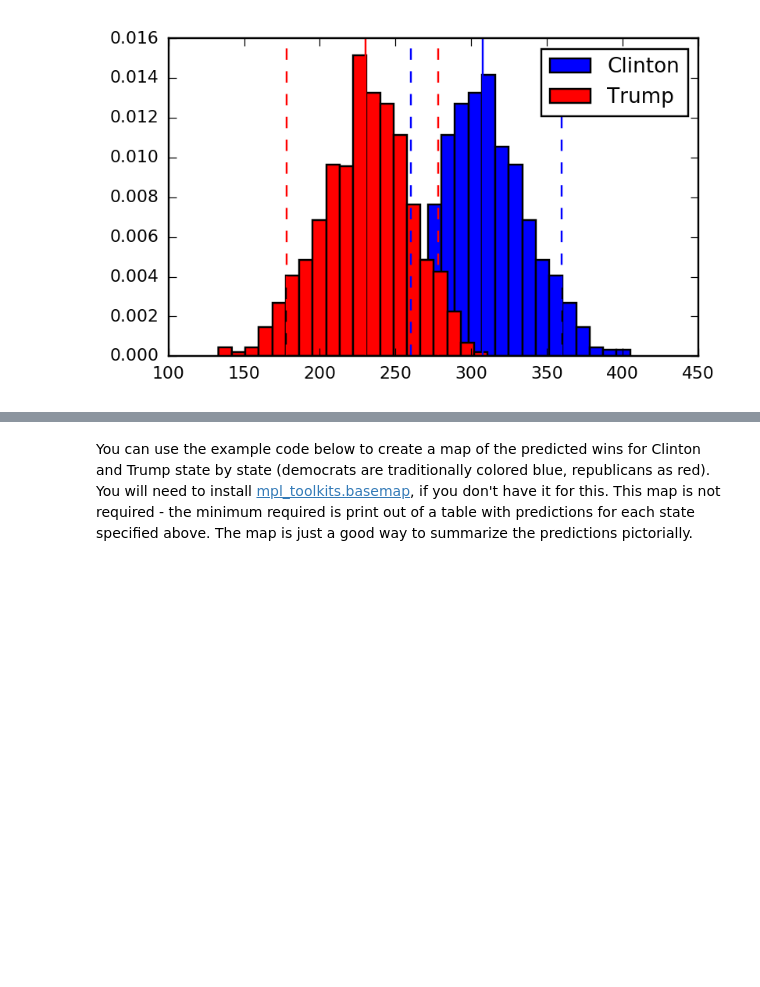
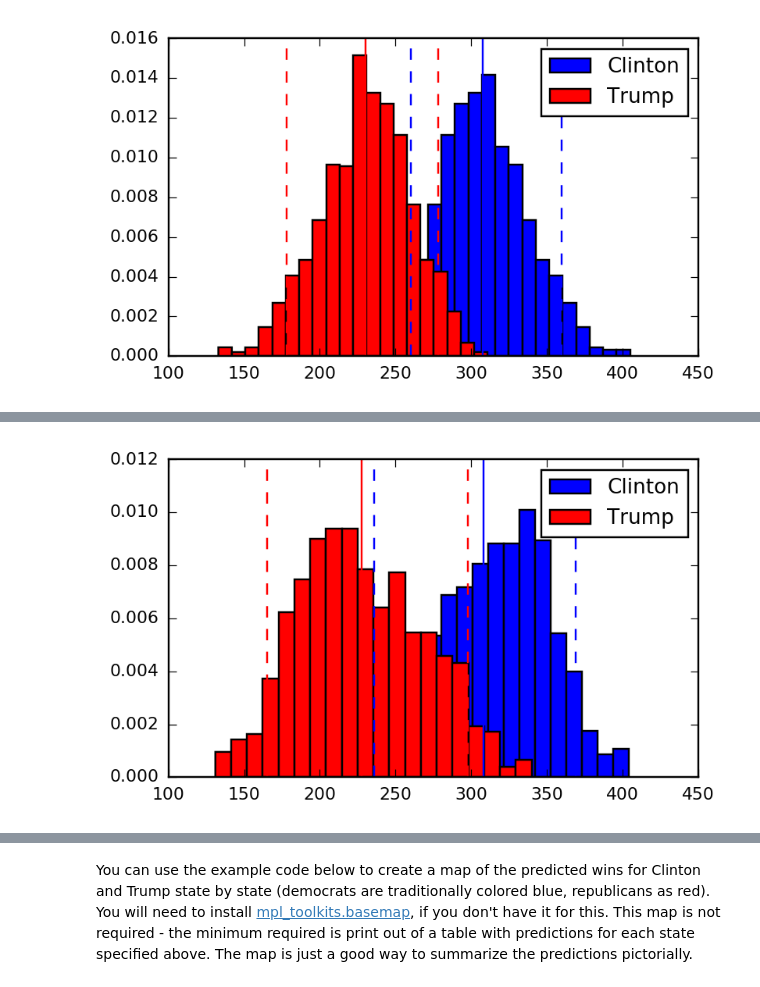
Before and after one commit to gkhullar/astro33000_hw_gkhullar, a Jupyter notebook: hw04_v1_gourav.ipynb, the cells around one changed output, grey strips where cells are left out. Saved outputs shown, nothing was run; the diff lists cells and outputs as text; code cells hidden in the pictures; blank space fills up the shorter version.

```diff
--- a/hw04_v1_gourav.ipynb
+++ b/hw04_v1_gourav.ipynb
@@ -574,3 +554,8 @@ print cov_dem_my[:,0]
+# %%
+bias_dem, cov_dem, bias_rep, cov_rep = compute_state_covariance_matrix(states_electoral)
+
+Ldem = np.linalg.cholesky(cov_dem)
+Lrep = np.linalg.cholesky(cov_rep)
 # %%
 #Part (a)
 
@@ -965,0 +1081,6 @@ LinAlgError: Matrix is not positive definite
+# %%
+poll_type = 'rawpoll'
+date_range = ['10-15-2016', '10-30-2016']
+nsims = 1000
+clinton_electoral_votes, trump_electoral_votes, johnson_electoral_votes, total_votes = simulate_elections_cho(poll_data, states_electoral,
+                                                                                             date_range, poll_type, nsims = nsims,dem_bias=bias_dem,rep_bias=bias_rep,L_dem=Ldem,L_rep=Lrep)
@@ -965,0 +1105,65 @@ LinAlgError: Matrix is not positive definite
+# %%
+clinton_elec = np.sum(clinton_electoral_votes,axis=0)
+trump_elec = np.sum(trump_electoral_votes,axis=0)
+johnson_elec = np.sum(johnson_electoral_votes,axis=0)
+
+clinton_act = np.sum(total_votes[0,:,:],axis=0)
+trump_act = np.sum(total_votes[1,:,:],axis=0)
+johnson_act = np.sum(total_votes[2,:,:],axis=0)
+total = clinton_act+trump_act+johnson_act
+
+clinton_ave = np.mean(clinton_elec)
+c5 = np.percentile(clinton_elec,5)
+c95 = np.percentile(clinton_elec,95)
+
+trump_ave = np.mean(trump_elec)
+t5 = np.percentile(trump_elec,5)
+t95 = np.percentile(trump_elec,95)
+
+
+
+clinton_win = len(clinton_elec[clinton_elec>270])
+trump_win = len(trump_elec[trump_elec>270])
+johnson_win = len(johnson_elec[johnson_elec>270])
+
+
+print 'Clinton'
+print '------'
+print 'Average electoral votes=', clinton_ave
+print '5th percentile=', c5
+print '95th percentile=', c95
+print 'Probability of winning =',clinton_win/nsims
+
+print 'Trump'
+print '------'
+print 'Average electoral votes=', trump_ave
+print '5th percentile=', t5
+print '95th percentile=', t95
+print 'Probability of winning =',trump_win/nsims
+
+print 'Johnson'
+print '------'
+print 'Average electoral votes=', 0
+print '5th percentile=', 0
+print '95th percentile=', 0
+print 'Probability of winning =',0/nsims
+
+
+plot_pretty()
+plt.figure(figsize=(5,3))
+
+
+plt.hist(clinton_elec,bins=20,label='Clinton',normed=True)
+plt.axvline(c5,color='blue',ls='--')
+plt.axvline(c95,color='blue',ls='--')
+plt.axvline(clinton_ave,color='blue')
+
+plt.hist(trump_elec,bins=20,color='red',label='Trump',normed=True)
+plt.axvline(t5,color='red',ls='--')
+plt.axvline(t95,color='red',ls='--')
+plt.axvline(trump_ave,color='red')
+
+plt.legend(loc='upper right')
+
+plt.show()
+# %% [output]
@@ -965,0 +1188 @@ LinAlgError: Matrix is not positive definite
+[figure, added]
```
Also changed, not shown: parts of 9 cells of this notebook.
